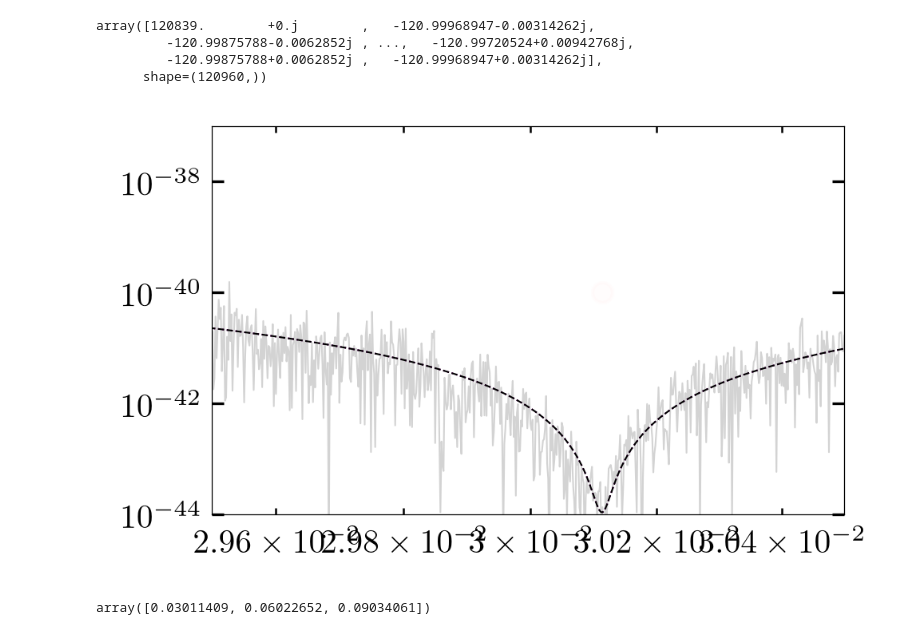
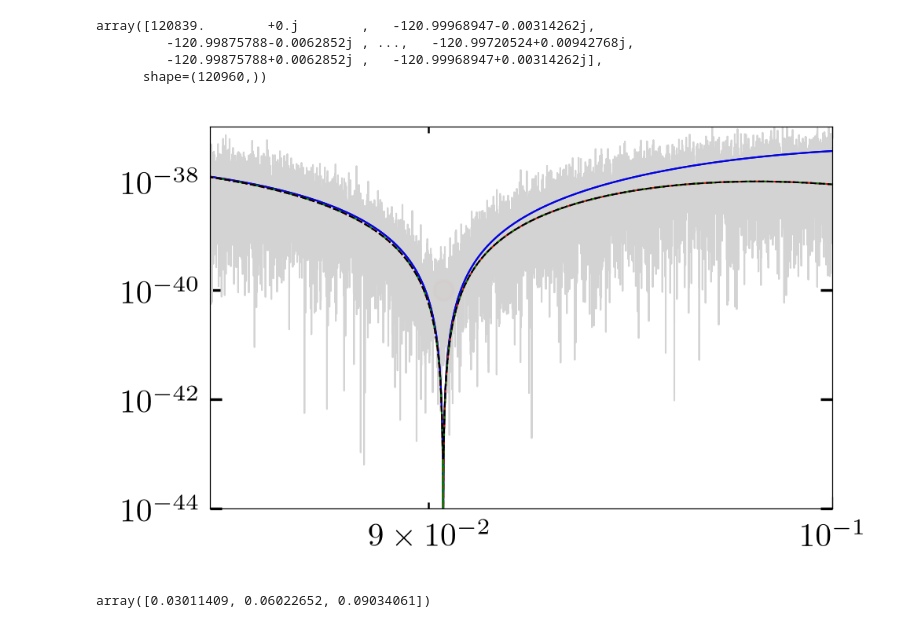
Before and after one commit to lisa-analysis-tools/lisa-analysis-tools, a Jupyter notebook: gf_dev/noise/dev_filter_response.ipynb, the cells around one changed output. Saved outputs shown, nothing was run; the diff lists cells and outputs as text; code cells hidden in the pictures.

```diff
--- a/gf_dev/noise/dev_filter_response.ipynb
+++ b/gf_dev/noise/dev_filter_response.ipynb
@@ -183,33 +183,33 @@ array([120839.        +0.j        ,   -120.99968947-0.00314262j,
 # %%
 plt.figure()
 
 ch0, ch1 = 0, 0
 time_bin = 0
 mask = sens_backend_convolve.dips_mask.reshape(sens_backend_convolve.basis_settings.basis_shape)
 dips_frequencies = settings.f_arr[mask[time_bin]]
 
 plt.loglog(data.settings.f_arr, np.abs(tf_periodogram[ch0, ch1, time_bin, :]), label="X", c='lightgrey')
-# plt.loglog(data.settings.f_arr, np.abs(sens_mat_no_norm[ch0, ch1, time_bin, :]), label="unnormalized sensitivity", c='k')
-# plt.loglog(data.settings.f_arr, np.abs(sens_mat[ch0, ch1, time_bin, :]), label="X sensitivity", c='blue')
-# plt.loglog(data.settings.f_arr, np.abs(sens_mat[ch0, ch1, time_bin, :] * response), label="filtered sensitivity", c='red', ls='--')
-# plt.loglog(data.settings.f_arr, np.abs(sens_mat_smooth[ch0, ch1, time_bin, :] * response), label="smoothed filtered sensitivity", c='green', ls='-.')
+plt.loglog(data.settings.f_arr, np.abs(sens_mat_no_norm[ch0, ch1, time_bin, :]), label="unnormalized sensitivity", c='k')
+plt.loglog(data.settings.f_arr, np.abs(sens_mat[ch0, ch1, time_bin, :]), label="X sensitivity", c='blue')
+plt.loglog(data.settings.f_arr, np.abs(sens_mat[ch0, ch1, time_bin, :] * response), label="filtered sensitivity", c='red', ls='--')
+plt.loglog(data.settings.f_arr, np.abs(sens_mat_smooth[ch0, ch1, time_bin, :] * response), label="smoothed filtered sensitivity", c='green', ls='-.')
 plt.loglog(data.settings.f_arr, np.abs(sens_mat_convolved[ch0, ch1, time_bin, :]), label="convolved filtered sensitivity", c='purple', ls=':')
 plt.loglog(data.settings.f_arr, np.abs(ac.sens_mat.sens_mat[ch0, ch1, time_bin, :]), label="convolved filtered sensitivity", c='k', ls='--')
 
 # plot the dips mask
 plt.scatter(dips_frequencies, np.ones_like(dips_frequencies) * 1e-40, marker='o', color='red', alpha=0.01, label="dips mask", zorder=10)
 
 # plot the vertical line matching the roll-off frequency of the window
 
 plt.axvline(x=1/(2*TAPER), color='orange', ls='--', label="window roll-off frequency")
 
 plt.xlim(1e-4, 1e-1)
-plt.xlim(2.95e-2, 3.05e-2)
-#plt.xlim(8.5e-2, 1e-1)
+#plt.xlim(2.95e-2, 3.05e-2)
+plt.xlim(8.5e-2, 1e-1)
 plt.ylim(1e-44, 1e-37)
 plt.show()
 # %% [output]
-[figure, old version]
+[figure, new version]
 # %%
 dips_frequencies
 # %% [output]
```
